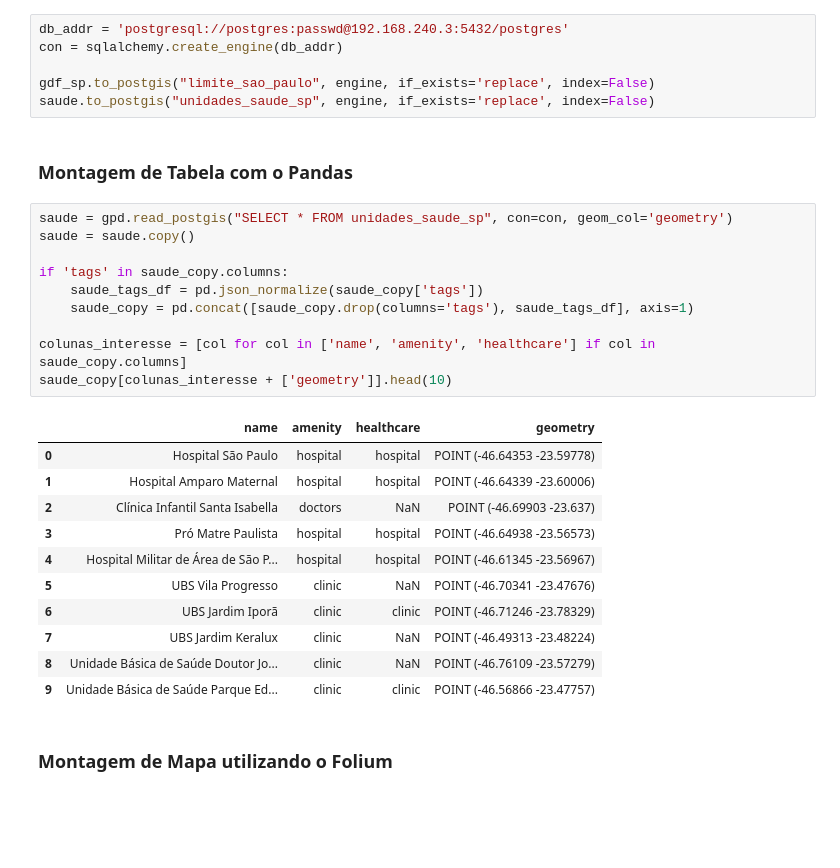
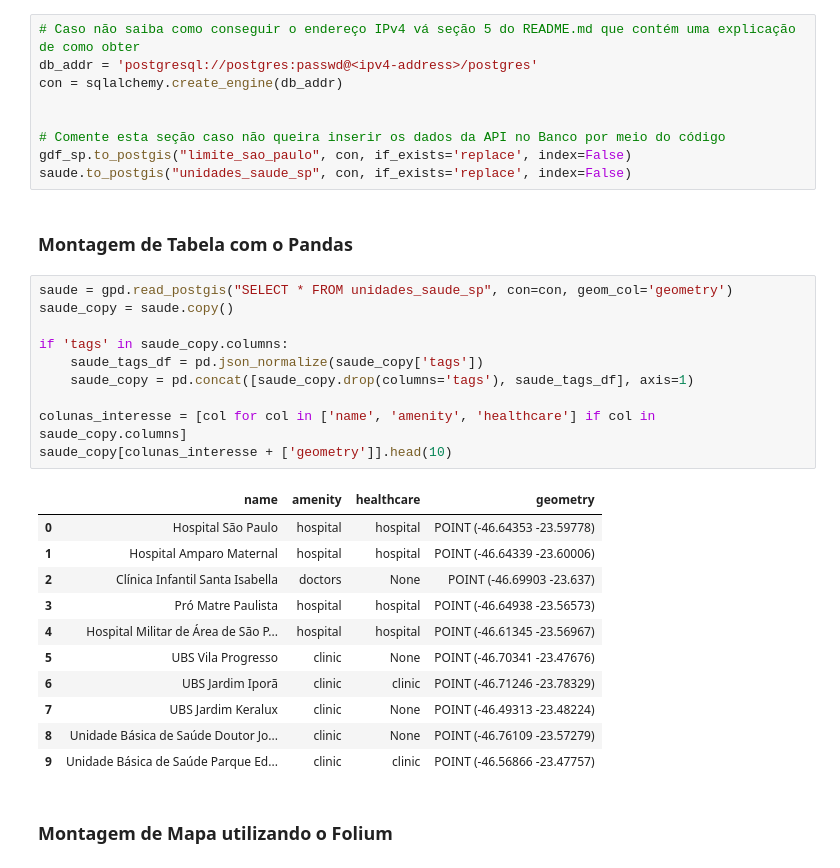
Before and after one commit to Cadu-Dias/GeoLoc_IMT_2025, a Jupyter notebook: notebooks/analise_acessibilidade_sp_simples.ipynb, the cells around one changed output. Cells and saved outputs as stored; diff of their text form; blank space fills up the shorter version.

```diff
--- a/notebooks/analise_acessibilidade_sp_simples.ipynb
+++ b/notebooks/analise_acessibilidade_sp_simples.ipynb
@@ -26,34 +28,37 @@ saude = saude.reset_index()
 # %% [markdown]
 ### Inserção dos dados no Banco de Dados e criação de variáveis
 # %%
-db_addr = 'postgresql://postgres:passwd@192.168.240.3:5432/postgres'
+# Caso não saiba como conseguir o endereço IPv4 vá seção 5 do README.md que contém uma explicação de como obter
+db_addr = 'postgresql://postgres:passwd@<ipv4-address>/postgres'
 con = sqlalchemy.create_engine(db_addr)
 
-gdf_sp.to_postgis("limite_sao_paulo", engine, if_exists='replace', index=False)
-saude.to_postgis("unidades_saude_sp", engine, if_exists='replace', index=False)
+
+# Comente esta seção caso não queira inserir os dados da API no Banco por meio do código
+gdf_sp.to_postgis("limite_sao_paulo", con, if_exists='replace', index=False)
+saude.to_postgis("unidades_saude_sp", con, if_exists='replace', index=False)
 # %% [markdown]
 ### Montagem de Tabela com o Pandas
 # %%
 saude = gpd.read_postgis("SELECT * FROM unidades_saude_sp", con=con, geom_col='geometry')
-saude = saude.copy()
+saude_copy = saude.copy()
 
 if 'tags' in saude_copy.columns:
     saude_tags_df = pd.json_normalize(saude_copy['tags'])
     saude_copy = pd.concat([saude_copy.drop(columns='tags'), saude_tags_df], axis=1)
 
 colunas_interesse = [col for col in ['name', 'amenity', 'healthcare'] if col in saude_copy.columns]
 saude_copy[colunas_interesse + ['geometry']].head(10)
 # %% [output]
 |  | name | amenity | healthcare | geometry |
 | 0 | Hospital São Paulo | hospital | hospital | POINT (-46.64353 -23.59778) |
 | 1 | Hospital Amparo Maternal | hospital | hospital | POINT (-46.64339 -23.60006) |
-| 2 | Clínica Infantil Santa Isabella | doctors | NaN | POINT (-46.69903 -23.637) |
+| 2 | Clínica Infantil Santa Isabella | doctors | None | POINT (-46.69903 -23.637) |
 | 3 | Pró Matre Paulista | hospital | hospital | POINT (-46.64938 -23.56573) |
 | 4 | Hospital Militar de Área de São P... | hospital | hospital | POINT (-46.61345 -23.56967) |
-| 5 | UBS Vila Progresso | clinic | NaN | POINT (-46.70341 -23.47676) |
+| 5 | UBS Vila Progresso | clinic | None | POINT (-46.70341 -23.47676) |
 | 6 | UBS Jardim Iporã | clinic | clinic | POINT (-46.71246 -23.78329) |
-| 7 | UBS Jardim Keralux | clinic | NaN | POINT (-46.49313 -23.48224) |
-| 8 | Unidade Básica de Saúde Doutor Jo... | clinic | NaN | POINT (-46.76109 -23.57279) |
+| 7 | UBS Jardim Keralux | clinic | None | POINT (-46.49313 -23.48224) |
+| 8 | Unidade Básica de Saúde Doutor Jo... | clinic | None | POINT (-46.76109 -23.57279) |
 | 9 | Unidade Básica de Saúde Parque Ed... | clinic | clinic | POINT (-46.56866 -23.47757) |
 # %% [markdown]
 ### Montagem de Mapa utilizando o Folium
```
Also changed, not shown: parts of 1 cell of this notebook, 2 other files.
